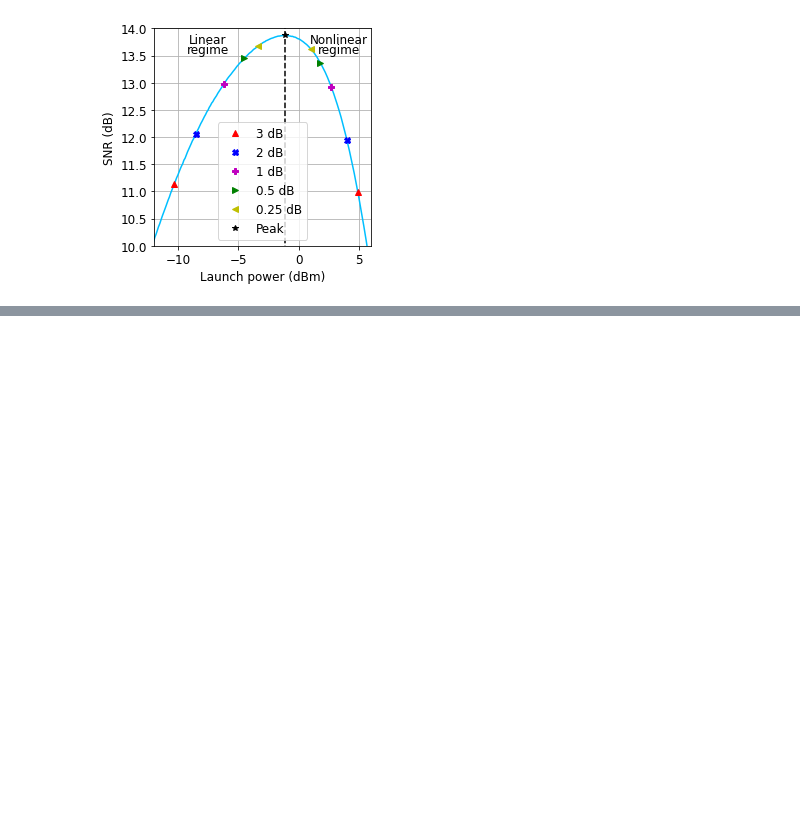
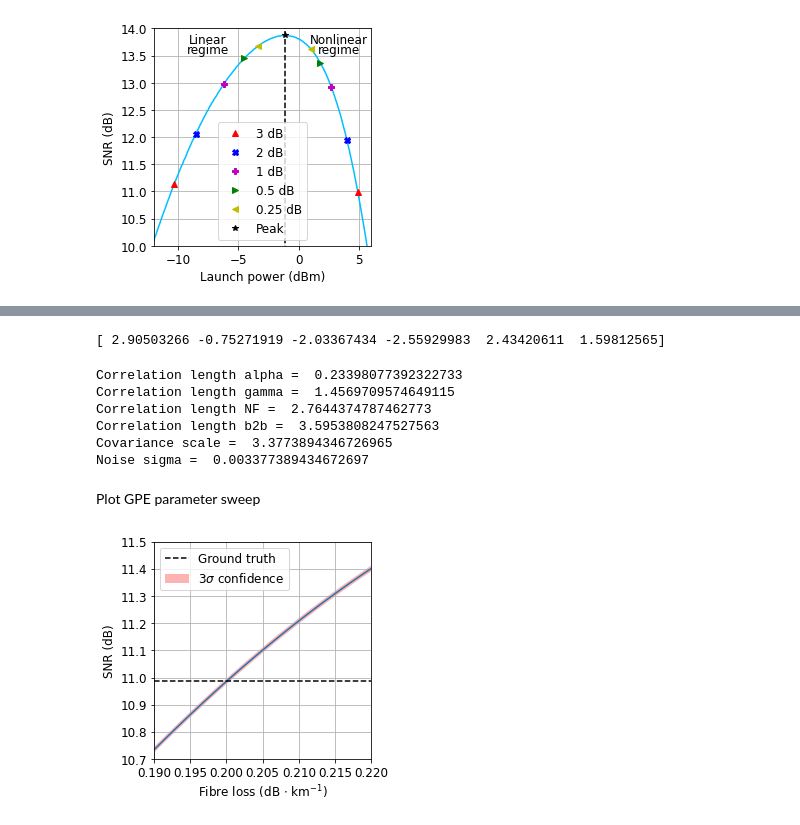
Before and after one commit to joshnevin/gpe_parameter_estimation, a Jupyter notebook: analyse_hm_results.ipynb, the cells around one changed output, grey strips where cells are left out. Drawn from its saved outputs; the diff is of its cells as text; code cells hidden in the pictures; blank space fills up the shorter version.

Commit message:
updated with parameter sweeps and kernel hyperparameters

```diff
--- a/analyse_hm_results.ipynb
+++ b/analyse_hm_results.ipynb
@@ -248,0 +279,28 @@ plt.show()
+# %%
+# power_value = '-103'
+# y_gt = ground_truth_sim[47]*np.ones([100,1])
+# power_value = '-11'
+# y_gt = ground_truth_sim[139]*np.ones([100,1])
+power_value = '49'
+y_gt = ground_truth_sim[199]*np.ones([100,1])
+
+gpe_model = pickle.load(open("saved_gpes/fitted_GPE_ssfm"+power_value+"_asymr_hipres.pkl",'rb'))
+print(gpe_model.theta)
+# %% [output]
+[ 2.90503266 -0.75271919 -2.03367434 -2.55929983  2.43420611  1.59812565]
+# %%
+print("Correlation length alpha = ", np.exp(-gpe_model.theta[0])**0.5)
+print("Correlation length gamma = ", np.exp(-gpe_model.theta[1])**0.5)
+print("Correlation length NF = ", np.exp(-gpe_model.theta[2])**0.5)
+print("Correlation length b2b = ", np.exp(-gpe_model.theta[3])**0.5)
+print("Covariance scale = ", np.exp(gpe_model.theta[4])**0.5)
+print("Noise sigma = ", gpe_model.nugget**0.5)
+# %% [output]
+Correlation length alpha =  0.23398077392322733
+Correlation length gamma =  1.4569709574649115
+Correlation length NF =  2.7644374787462773
+Correlation length b2b =  3.5953808247527563
+Covariance scale =  3.3773894346726965
+Noise sigma =  0.003377389434672697
+# %% [markdown]
+Plot GPE parameter sweep
@@ -248,0 +336,41 @@ plt.show()
+# %%
+alpha, gamma, nf, btb =   0.2, 1.2, 4.5, 14.8
+alpha_sweep_range_low, alpha_sweep_range_high = 0.19,0.22
+gamma_sweep_range_low, gamma_sweep_range_high = 1.0, 1.5
+nf_sweep_range_low, nf_sweep_range_high = 4.3, 4.8
+btb_sweep_range_low, btb_sweep_range_high = 14.5, 15.2
+
+alphas, alpha_sweep, alpha_sweep_unc = sweep_alpha(alpha_sweep_range_low,alpha_sweep_range_high,100, gamma, nf, btb, gpe_model)
+gammas, gamma_sweep, gamma_sweep_unc = sweep_gamma(gamma_sweep_range_low,gamma_sweep_range_high,100, alpha, nf, btb, gpe_model)
+nfs, nf_sweep, nf_sweep_unc = sweep_nf(nf_sweep_range_low,nf_sweep_range_high,100, alpha, gamma, btb, gpe_model)
+btbs, btb_sweep, btb_sweep_unc = sweep_btb(btb_sweep_range_low,btb_sweep_range_high,100, alpha, gamma, nf, gpe_model)
+
+alpha_sweep_confp = alpha_sweep + 3*alpha_sweep_unc
+alpha_sweep_confn = alpha_sweep - 3*alpha_sweep_unc
+gamma_sweep_confp = gamma_sweep + 3*gamma_sweep_unc
+gamma_sweep_confn = gamma_sweep - 3*gamma_sweep_unc
+nf_sweep_confp = nf_sweep + 3*nf_sweep_unc
+nf_sweep_confn = nf_sweep - 3*nf_sweep_unc
+btb_sweep_confp = btb_sweep + 3*btb_sweep_unc
+btb_sweep_confn = btb_sweep - 3*btb_sweep_unc
+# %%
+f, ax = plt.subplots()
+plt.plot(alphas, alpha_sweep)
+plt.plot(alphas, y_gt, 'k--', label='Ground truth')
+ax.fill(np.concatenate([alphas, alphas[::-1]]),
+            np.concatenate([alpha_sweep_confp,
+                            (alpha_sweep_confn)[::-1]]),
+            alpha=0.3, fc='r', ec='None', label='3$\sigma$ confidence')
+plt.xlabel("Fibre loss (dB $\cdot$ km$^{-1}$)")
+plt.ylabel("SNR (dB)")
+plt.xlim([alphas[0],alphas[-1]])
+# plt.ylim([9.75, 11.75])
+# plt.ylim([13.55,14.0])
+plt.ylim([10.7,11.5])
+ax.set_aspect(1.0/ax.get_data_ratio(), adjustable='box')
+plt.grid()
+plt.legend()
+plt.savefig('figures/'+power_value+'_alphasweep.jpeg', dpi=300,bbox_inches='tight')
+plt.show()
+# %% [output]
+[figure, added]
```
Also changed, not shown: parts of 36 cells of this notebook, 1 other file.
